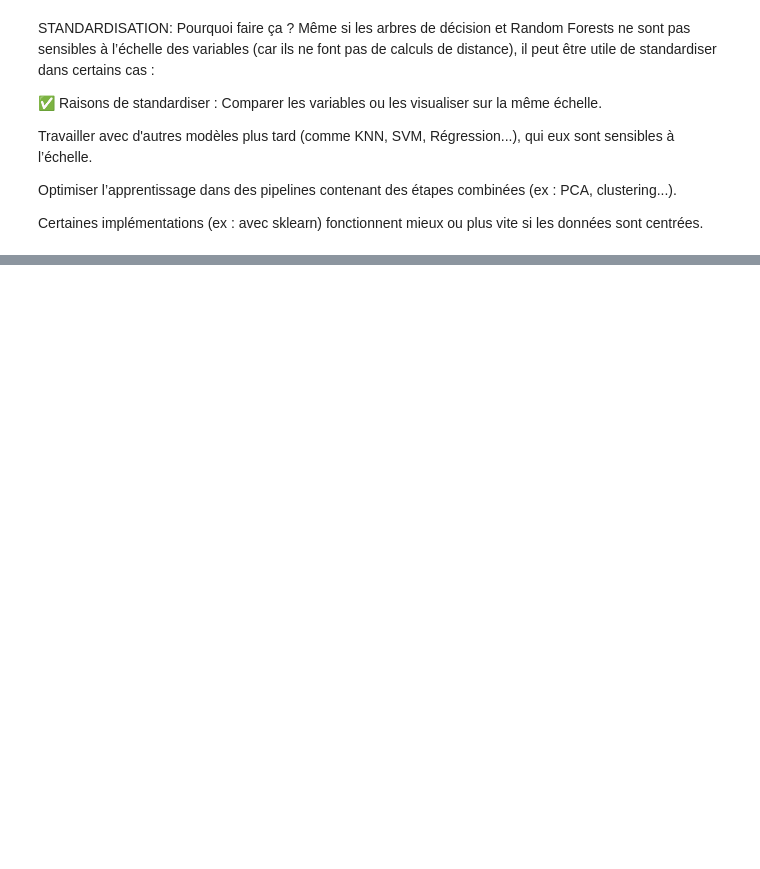
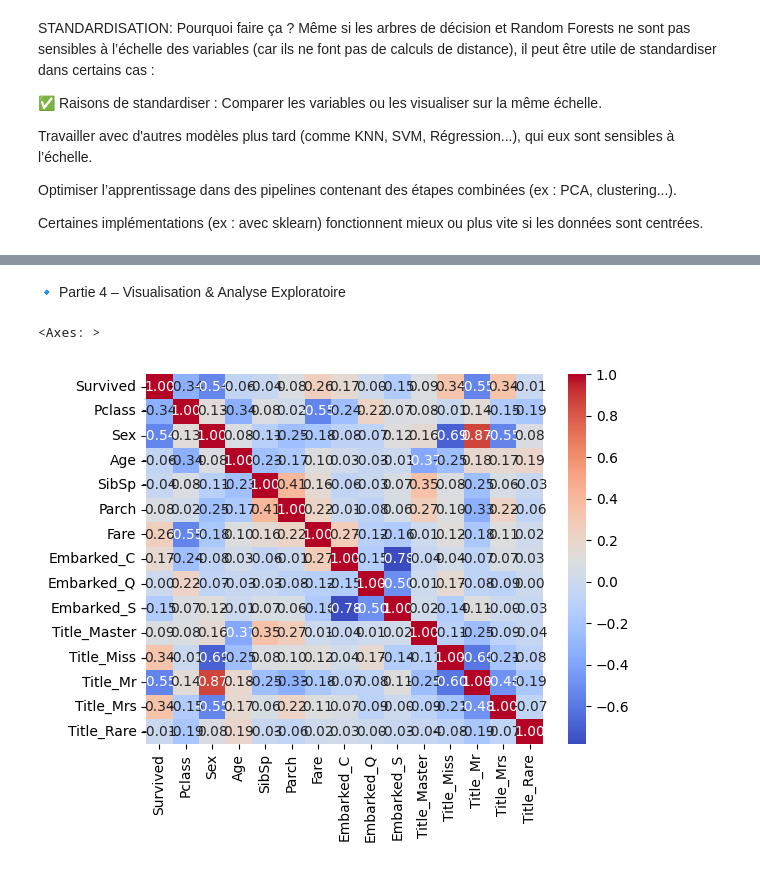
Before and after one commit to RotsySabrina/titanic_survival_prediction, a Jupyter notebook: classification_titanic.ipynb, the cells around one changed output, grey strips where cells are left out. Saved outputs shown, nothing was run; the diff lists cells and outputs as text; code cells hidden in the pictures; blank space fills up the shorter version.

```diff
--- a/classification_titanic.ipynb
+++ b/classification_titanic.ipynb
@@ -290,0 +285,11 @@ X_train, X_test, y_train, y_test = train_test_split(X, y, test_size=0.3, random_
+# %% [markdown]
+🔹 Partie 4 – Visualisation & Analyse Exploratoire
+# %%
+import seaborn as sns
+
+correlations_matrix = df.corr()
+
+sns.heatmap(correlations_matrix,  annot=True, fmt=".2f", cmap="coolwarm")
+# %% [output]
+<Axes: >
+[figure, added]
```
Also changed, not shown: parts of 30 cells of this notebook.
